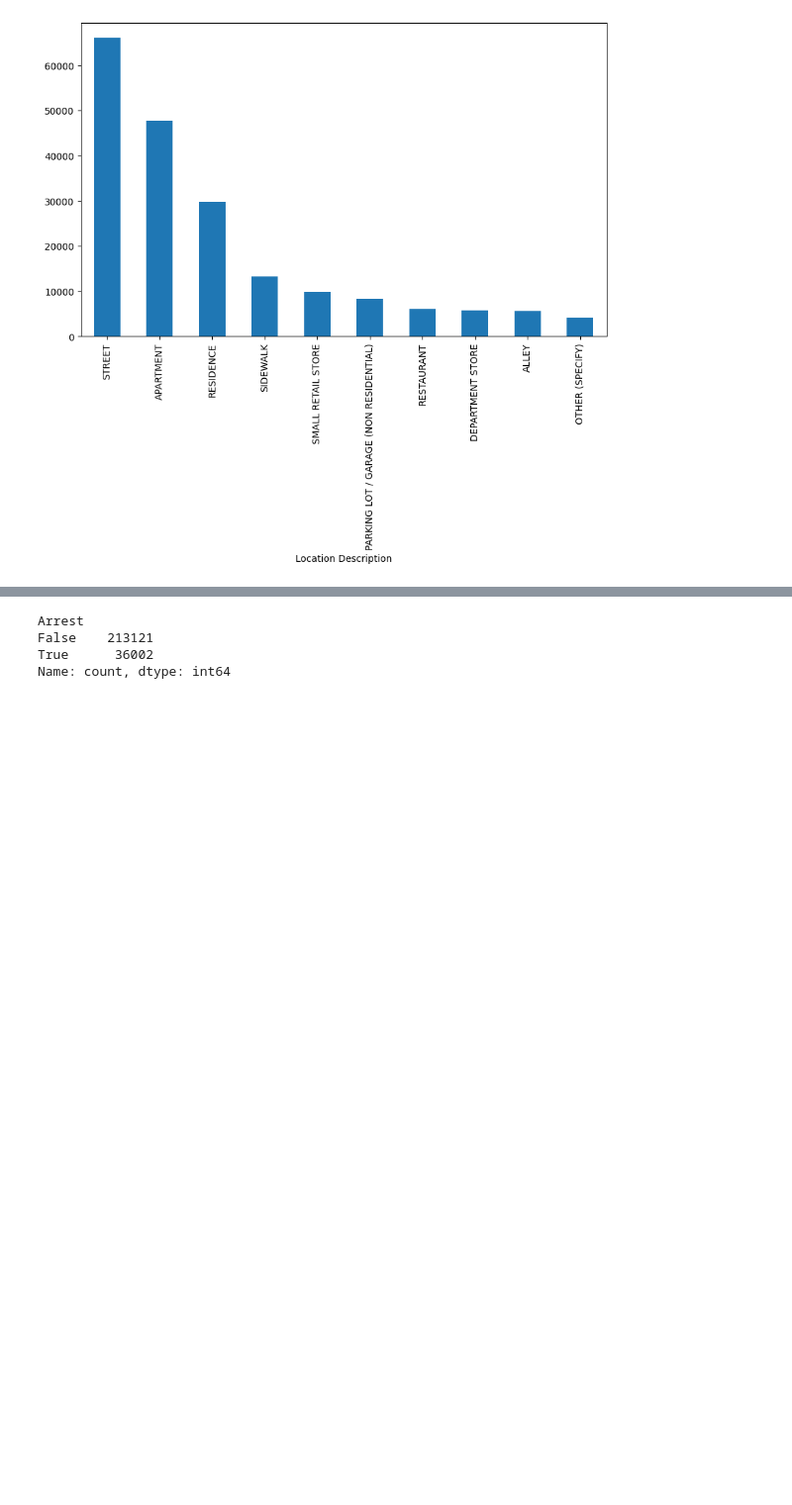
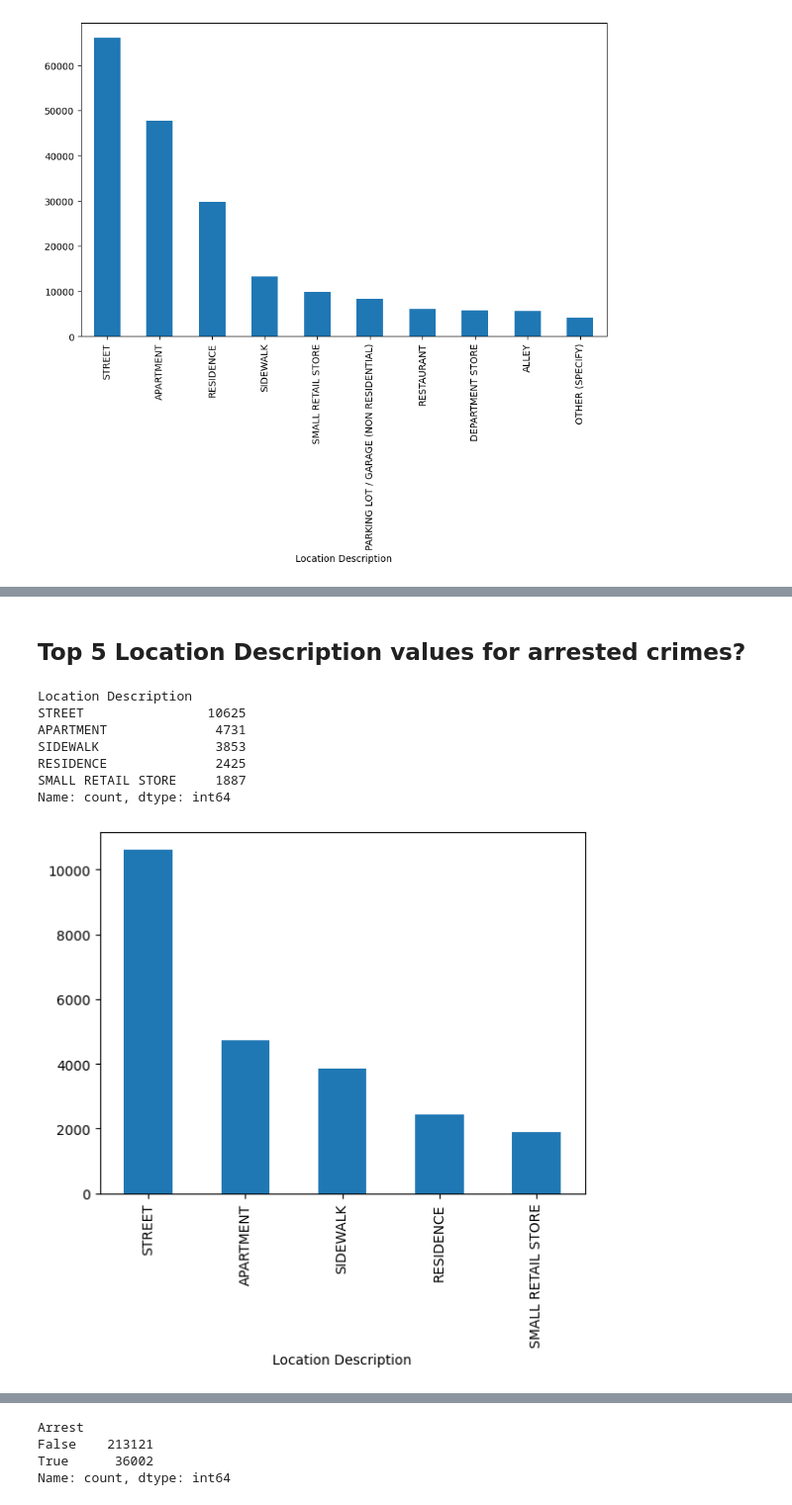
Before and after one commit to talabong0605/ELEC303-DATA-ANALYTICS-TALABONG, a Jupyter notebook: Mid_exam-talabong.ipynb, the cells around one changed output, grey strips where cells are left out. Shown at 99% size. Saved outputs shown, nothing was run; the diff lists cells and outputs as text; code cells hidden in the pictures; blank space fills up the shorter version.

```diff
--- a/Mid_exam-talabong.ipynb
+++ b/Mid_exam-talabong.ipynb
@@ -233,0 +277,18 @@ Name: count, dtype: int64
+# %% [markdown]
+<h2>Top 5 Location Description values for arrested crimes?</h2>
+# %%
+arrest_crime = crime[crime['Arrest'] == True]
+top_loc = (arrest_crime['Location Description'].value_counts().head(5))
+top_loc.plot(kind='bar')
+print(top_loc)
+plt.xticks(rotation=90)
+plt.show()
+# %% [output]
+Location Description
+STREET                10625
+APARTMENT              4731
+SIDEWALK               3853
+RESIDENCE              2425
+SMALL RETAIL STORE     1887
+Name: count, dtype: int64
+[figure, added]
```
Also changed, not shown: parts of 29 cells of this notebook.
